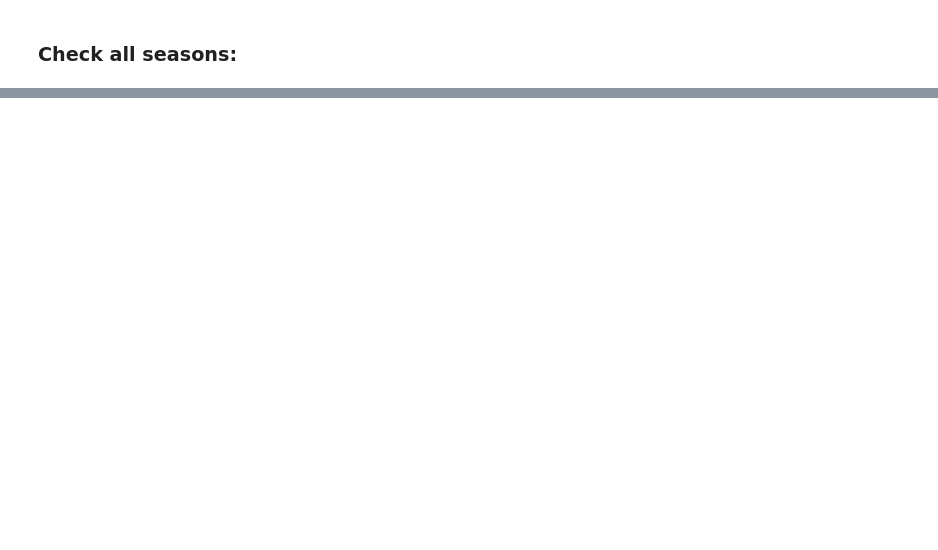
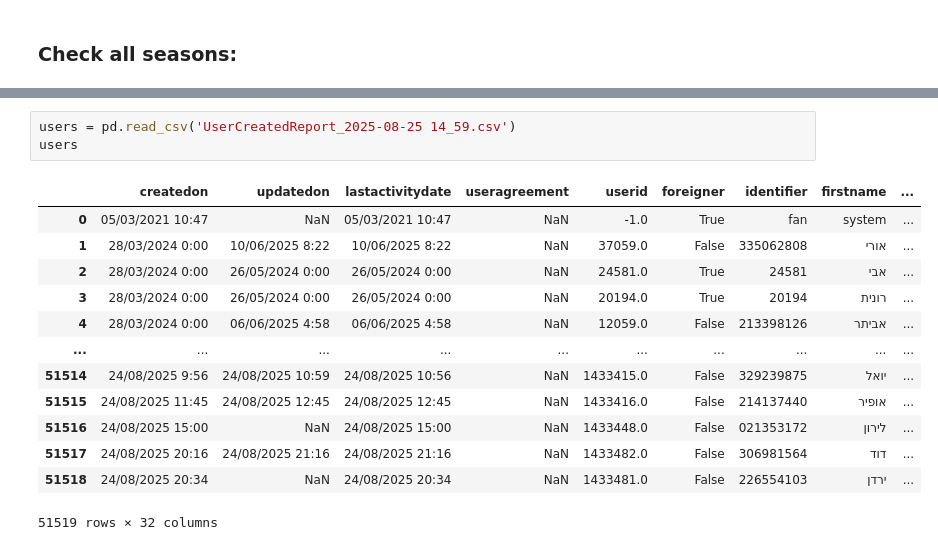
Before and after one commit to HapoelProd/GeneralRepo, a Jupyter notebook: Moveo/Production_Validation/LAST_DECADE/ST_Members/stmembers.ipynb, the cells around one changed output, grey strips where cells are left out. Saved outputs shown, nothing was run; the diff lists cells and outputs as text; blank space fills up the shorter version.

```diff
--- a/Moveo/Production_Validation/LAST_DECADE/ST_Members/stmembers.ipynb
+++ b/Moveo/Production_Validation/LAST_DECADE/ST_Members/stmembers.ipynb
@@ -8,0 +34,17 @@ robo_df = pd.read_excel("Season_Tickets_modified.xlsx")
+# %%
+users = pd.read_csv('UserCreatedReport_2025-08-25 14_59.csv')
+users
+# %% [output]
+|  | createdon | updatedon | lastactivitydate | useragreement | userid | foreigner | identifier | firstname | ... |
+| 0 | 05/03/2021 10:47 | NaN | 05/03/2021 10:47 | NaN | -1.0 | True | fan | system | ... |
+| 1 | 28/03/2024 0:00 | 10/06/2025 8:22 | 10/06/2025 8:22 | NaN | 37059.0 | False | 335062808 | אורי | ... |
+| 2 | 28/03/2024 0:00 | 26/05/2024 0:00 | 26/05/2024 0:00 | NaN | 24581.0 | True | 24581 | אבי | ... |
+| 3 | 28/03/2024 0:00 | 26/05/2024 0:00 | 26/05/2024 0:00 | NaN | 20194.0 | True | 20194 | רונית | ... |
+| 4 | 28/03/2024 0:00 | 06/06/2025 4:58 | 06/06/2025 4:58 | NaN | 12059.0 | False | 213398126 | אביתר | ... |
+| ... | ... | ... | ... | ... | ... | ... | ... | ... | ... |
+| 51514 | 24/08/2025 9:56 | 24/08/2025 10:59 | 24/08/2025 10:56 | NaN | 1433415.0 | False | 329239875 | יואל | ... |
+| 51515 | 24/08/2025 11:45 | 24/08/2025 12:45 | 24/08/2025 12:45 | NaN | 1433416.0 | False | 214137440 | אופיר | ... |
+| 51516 | 24/08/2025 15:00 | NaN | 24/08/2025 15:00 | NaN | 1433448.0 | False | 021353172 | לירון | ... |
+| 51517 | 24/08/2025 20:16 | 24/08/2025 21:16 | 24/08/2025 21:16 | NaN | 1433482.0 | False | 306981564 | דוד | ... |
+| 51518 | 24/08/2025 20:34 | NaN | 24/08/2025 20:34 | NaN | 1433481.0 | False | 226554103 | ירדן | ... |
+51519 rows × 32 columns
```
Also changed, not shown: parts of 18 cells of this notebook, 20 other files.
